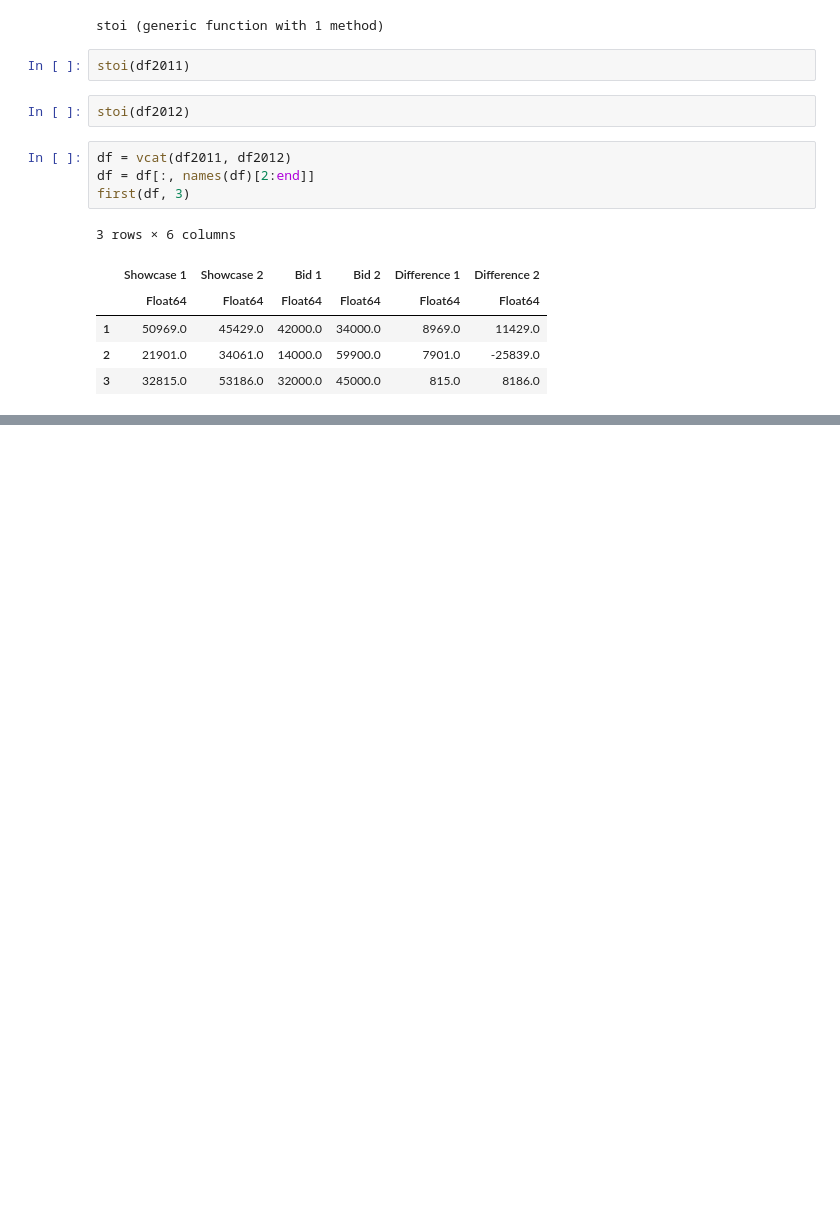
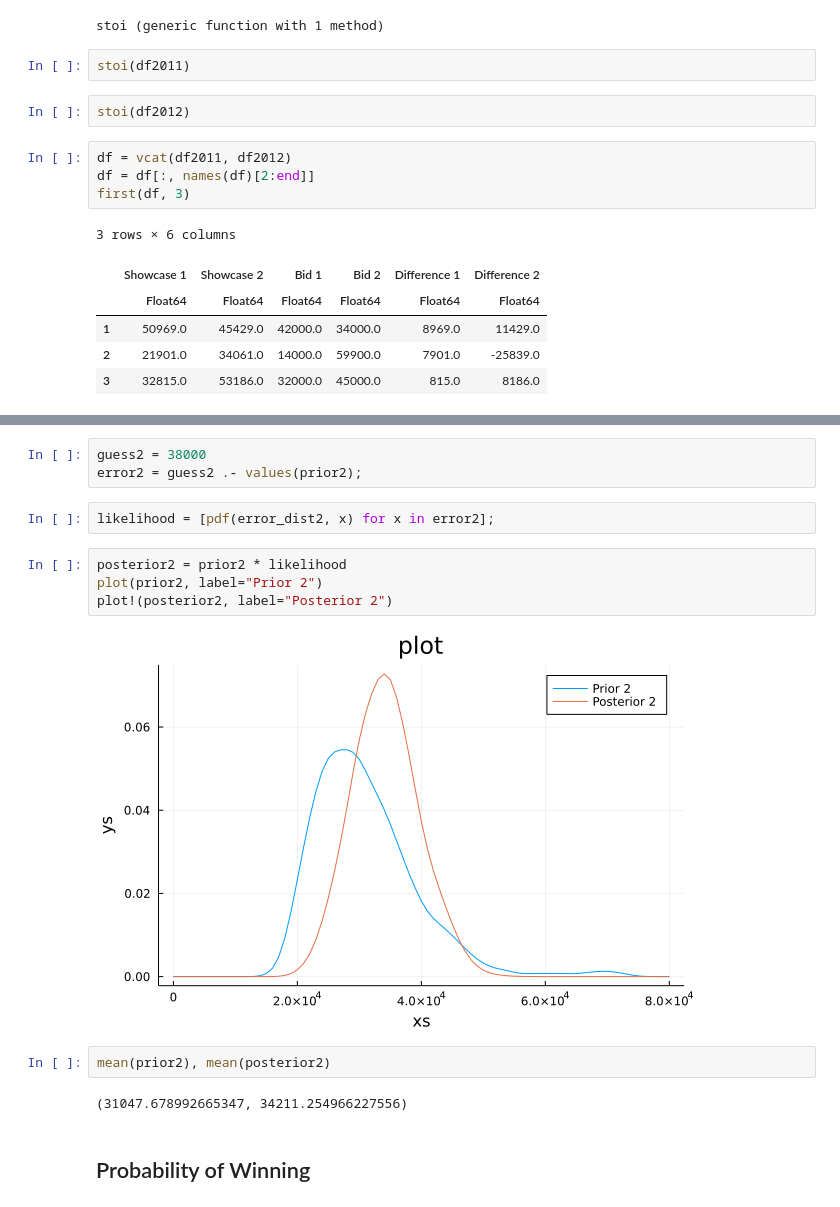
Before and after one commit to bwanab/ThinkBayes.jl, a Jupyter notebook: notebooks/think_bayes_in_julia_chapter_9.ipynb, the cells around one changed output, grey strips where cells are left out. Drawn from its saved outputs; the diff is of its cells as text; blank space fills up the shorter version.

```diff
--- a/notebooks/think_bayes_in_julia_chapter_9.ipynb
+++ b/notebooks/think_bayes_in_julia_chapter_9.ipynb
@@ -59,0 +128,17 @@ first(df, 3)
+# %%
+guess2 = 38000
+error2 = guess2 .- values(prior2);
+# %%
+likelihood = [pdf(error_dist2, x) for x in error2];
+# %%
+posterior2 = prior2 * likelihood
+plot(prior2, label="Prior 2")
+plot!(posterior2, label="Posterior 2")
+# %% [output]
+[figure, added]
+# %%
+mean(prior2), mean(posterior2)
+# %% [output]
+(31047.678992665347, 34211.254966227556)
+# %% [markdown]
+## Probability of Winning
```
Also changed, not shown: parts of 18 cells of this notebook, 1 other file.
